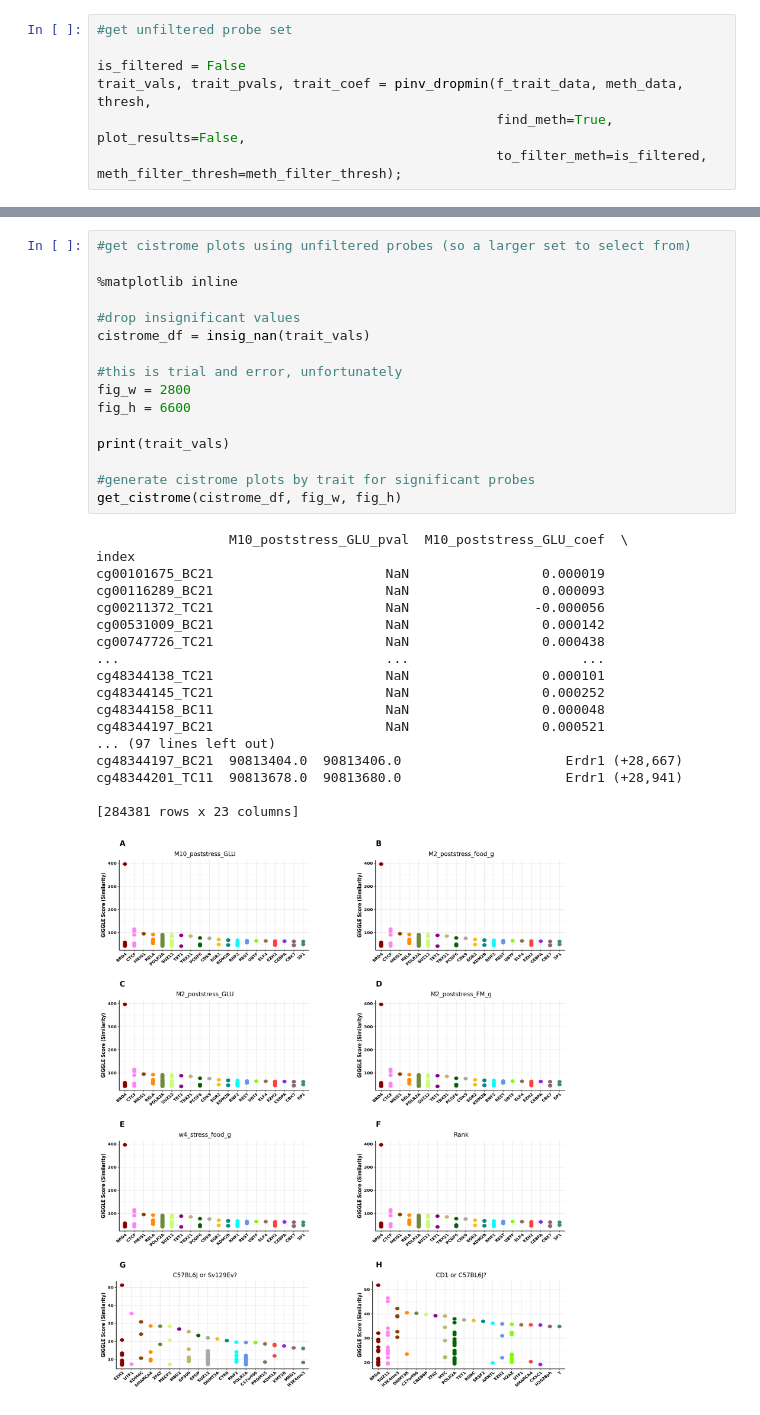
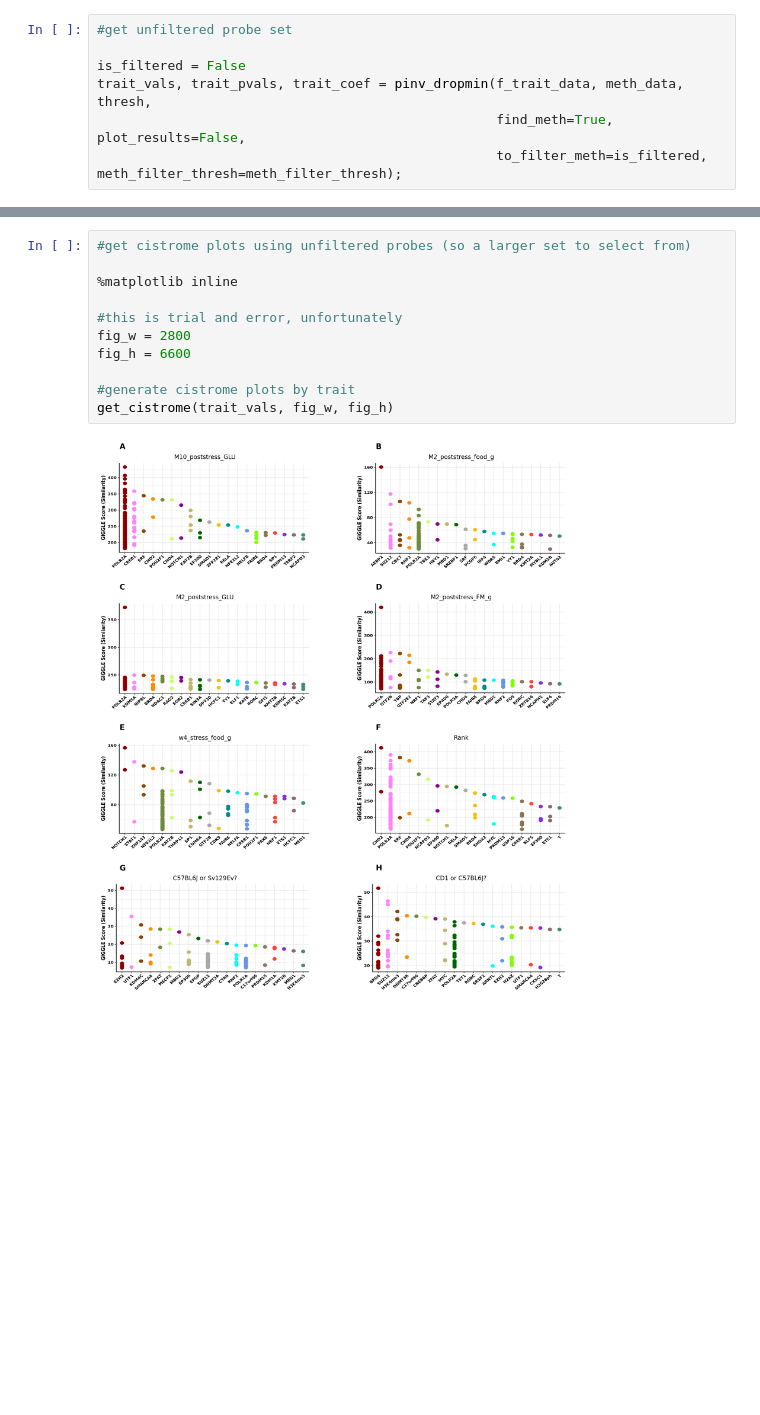
Before and after one commit to SamAndTheSun/pellegrini_temp, a Jupyter notebook: pseudoinverse_model.ipynb, the cells around one changed output, grey strips where cells are left out. Saved outputs shown, nothing was run; the diff lists cells and outputs as text; blank space fills up the shorter version.

Commit message:
make cistrome generation occur irrespective of probe p value

```diff
--- a/pseudoinverse_model.ipynb
+++ b/pseudoinverse_model.ipynb
@@ -161,35 +161,13 @@ trait_vals
 # %%
 #get cistrome plots using unfiltered probes (so a larger set to select from)
 
 %matplotlib inline
 
-#drop insignificant values
-cistrome_df = insig_nan(trait_vals)
-
 #this is trial and error, unfortunately
 fig_w = 2800
 fig_h = 6600
 
-print(trait_vals)
-
-#generate cistrome plots by trait for significant probes
-get_cistrome(cistrome_df, fig_w, fig_h)
+#generate cistrome plots by trait
+get_cistrome(trait_vals, fig_w, fig_h)
 # %% [output]
-                 M10_poststress_GLU_pval  M10_poststress_GLU_coef  \
-index
-cg00101675_BC21                      NaN                 0.000019
-cg00116289_BC21                      NaN                 0.000093
-cg00211372_TC21                      NaN                -0.000056
-cg00531009_BC21                      NaN                 0.000142
-cg00747726_TC21                      NaN                 0.000438
-...                                  ...                      ...
-cg48344138_TC21                      NaN                 0.000101
-cg48344145_TC21                      NaN                 0.000252
-cg48344158_BC11                      NaN                 0.000048
-cg48344197_BC21                      NaN                 0.000521
-... (97 lines left out)
-cg48344197_BC21  90813404.0  90813406.0                     Erdr1 (+28,667)
-cg48344201_TC11  90813678.0  90813680.0                     Erdr1 (+28,941)
-
-[284381 rows x 23 columns]
-[figure, old version]
+[figure, new version]
```
Also changed, not shown: parts of 2 cells of this notebook, 1 other file.
